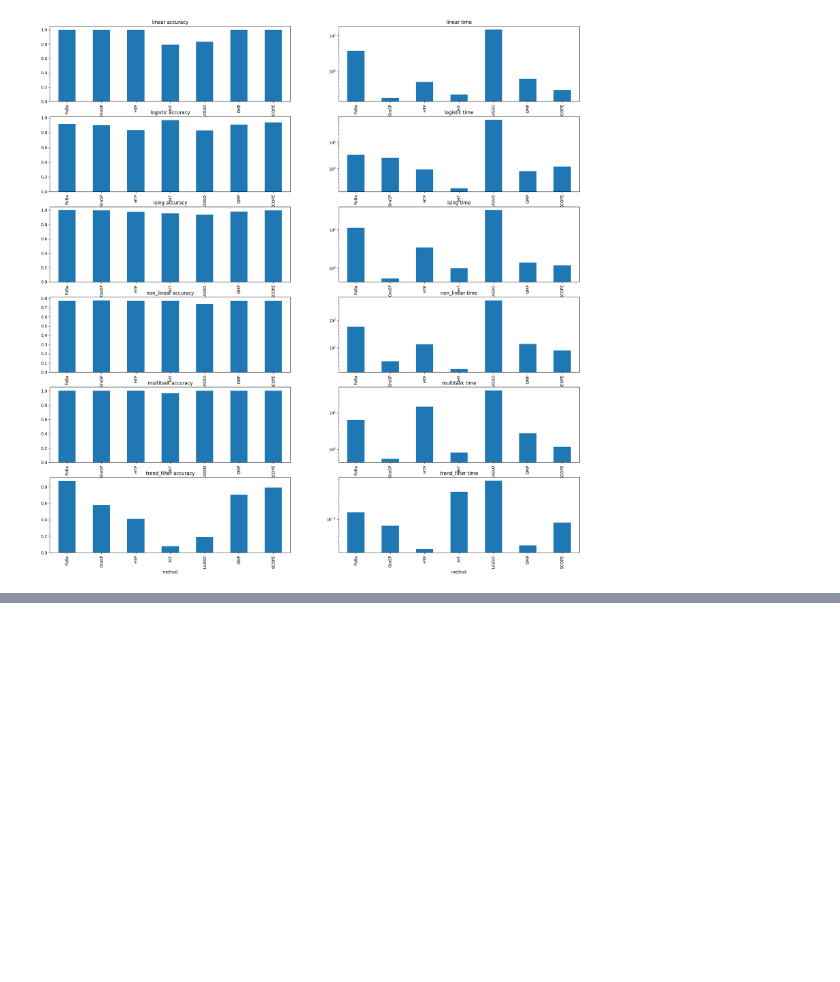
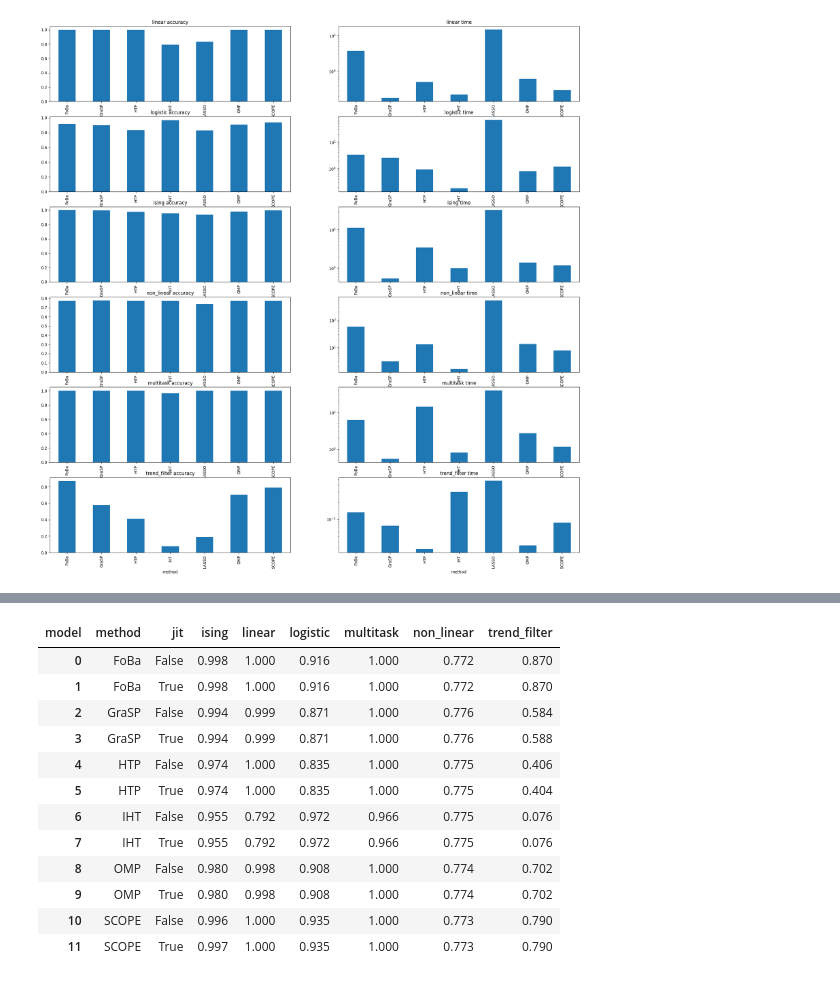
Before and after one commit to bbayukari/splicing-universal-experiment, a Jupyter notebook: skscope_result_new/plot.ipynb, the cells around one changed output, grey strips where cells are left out. Drawn from its saved outputs; the diff is of its cells as text; code cells hidden in the pictures; blank space fills up the shorter version.

Commit message:
jmlr experiment

```diff
--- a/skscope_result_new/plot.ipynb
+++ b/skscope_result_new/plot.ipynb
@@ -58,0 +59,17 @@ df.groupby(['method', 'model'])['accuracy'].sem().round(3).unstack().reset_index
+# %%
+df = pd.read_csv("skscope_experiment_jit.csv")
+df.groupby(['method', 'jit', 'model'])['accuracy'].mean().round(3).unstack().reset_index()
+# %% [output]
+| model | method | jit | ising | linear | logistic | multitask | non_linear | trend_filter |
+| 0 | FoBa | False | 0.998 | 1.000 | 0.916 | 1.000 | 0.772 | 0.870 |
+| 1 | FoBa | True | 0.998 | 1.000 | 0.916 | 1.000 | 0.772 | 0.870 |
+| 2 | GraSP | False | 0.994 | 0.999 | 0.871 | 1.000 | 0.776 | 0.584 |
+| 3 | GraSP | True | 0.994 | 0.999 | 0.871 | 1.000 | 0.776 | 0.588 |
+| 4 | HTP | False | 0.974 | 1.000 | 0.835 | 1.000 | 0.775 | 0.406 |
+| 5 | HTP | True | 0.974 | 1.000 | 0.835 | 1.000 | 0.775 | 0.404 |
+| 6 | IHT | False | 0.955 | 0.792 | 0.972 | 0.966 | 0.775 | 0.076 |
+| 7 | IHT | True | 0.955 | 0.792 | 0.972 | 0.966 | 0.775 | 0.076 |
+| 8 | OMP | False | 0.980 | 0.998 | 0.908 | 1.000 | 0.774 | 0.702 |
+| 9 | OMP | True | 0.980 | 0.998 | 0.908 | 1.000 | 0.774 | 0.702 |
+| 10 | SCOPE | False | 0.996 | 1.000 | 0.935 | 1.000 | 0.773 | 0.790 |
+| 11 | SCOPE | True | 0.997 | 1.000 | 0.935 | 1.000 | 0.773 | 0.790 |
```
Also changed, not shown: parts of 6 cells of this notebook, 17 other files.
